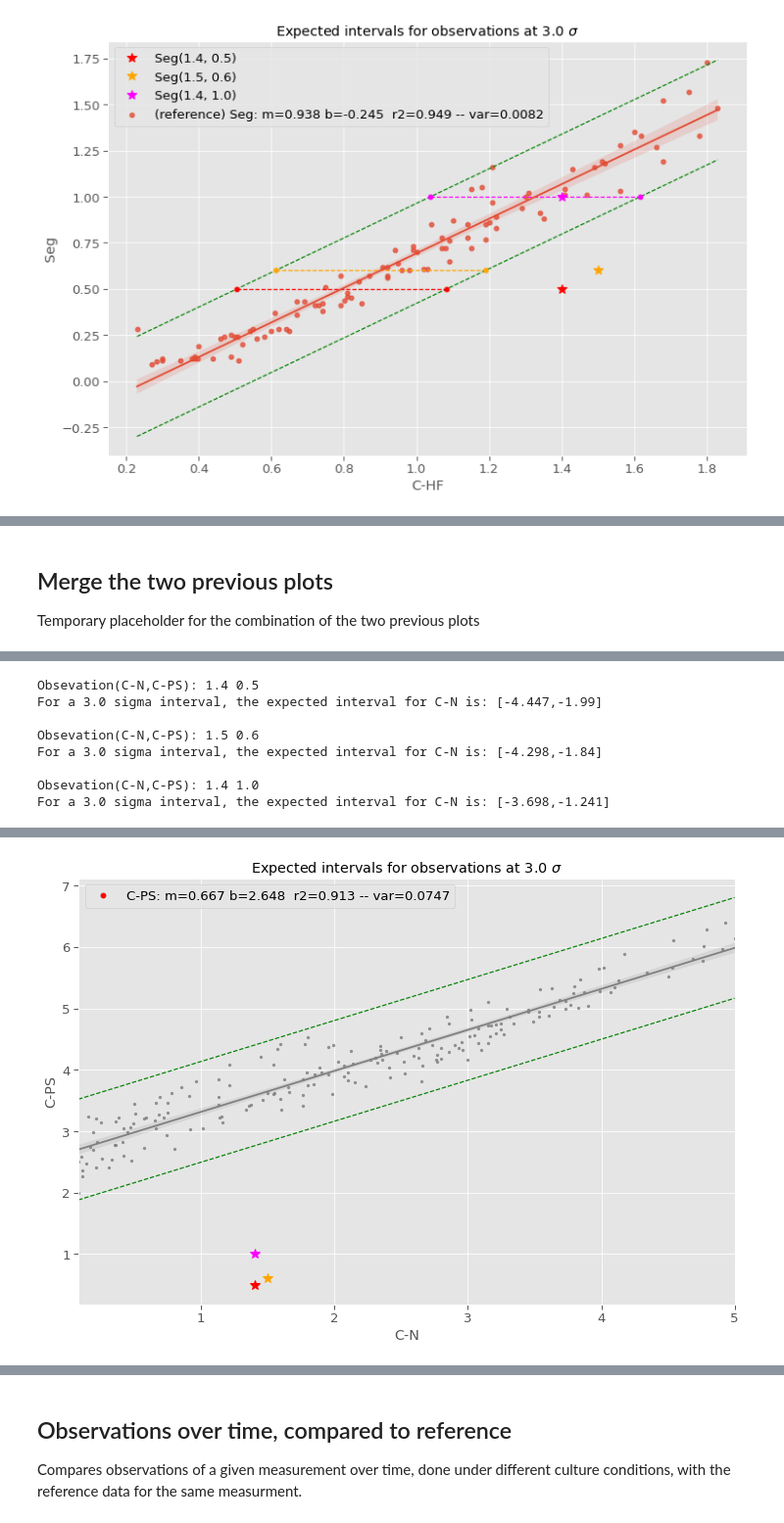
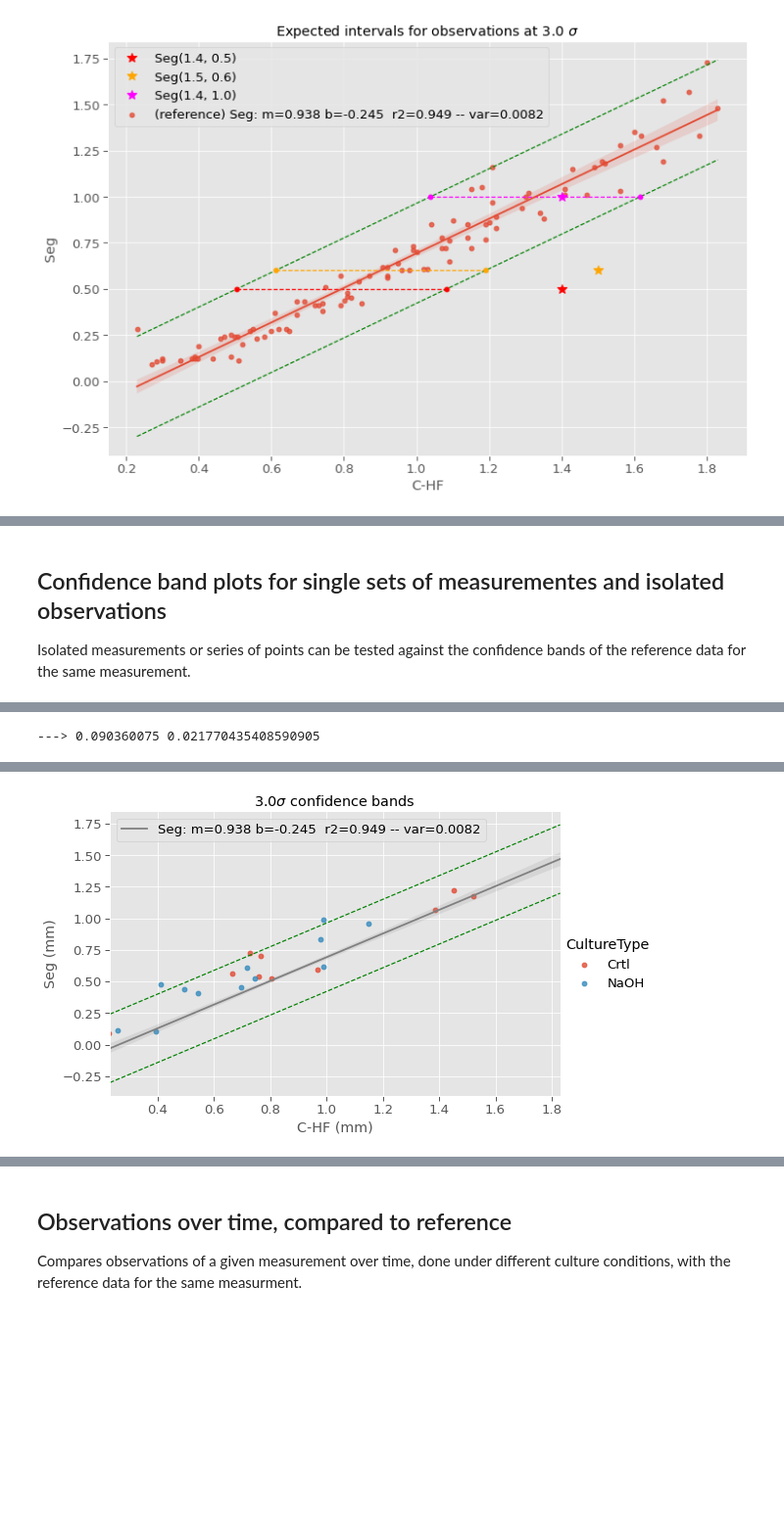
Before and after one commit to pjmartel/ChEEQ_tool, a Jupyter notebook: embryo_tool.ipynb, the cells around one changed output, grey strips where cells are left out. Shown at 98% size. Saved outputs shown, nothing was run; the diff lists cells and outputs as text; code cells hidden in the pictures; blank space fills up the shorter version.

```diff
--- a/embryo_tool.ipynb
+++ b/embryo_tool.ipynb
@@ -473,7 +455,7 @@ Linear regression plots of single measurements with confidence bands at a set nu
 x_measure = 'C-N' #@param ['C-N','C-HF', 'TimePoint']
 y_measure = 'C-PS' #@param ['C-pPL', 'C-PS', 'C-N', 'N-pPL', 'PS', 'PSM', 'C-Seg', 'Seg', 'C-HF']
 sigma = '3' #@param ['1', '2', '3', '4']
-color_by_embryo = "no" #@param ['no','yes']
+color_by_embryo = "yes" #@param ['no','yes']
 color_by_embryo = color_by_embryo == "yes"
 sigma = float(sigma) # confidence level
 
@@ -676,7 +626,7 @@ Single observations of a given measurement over different embryos are plotted ov
 # Menus
 color_by = "embryo" #@param ['embryo', 'culture type']
 #include_zero = include_zero == "Yes"
-x_meas = 'C-N' #@param ['C-N','C-HF', 'TimePoint']
+x_meas = 'TimePoint' #@param ['C-N','C-HF', 'TimePoint']
 y_meas= 'C-PS' #@param ['C-pPL', 'C-PS', 'C-N', 'N-pPL', 'PS', 'PSM', 'C-Seg', 'Seg', 'C-HF']
 sigma = '3' #@param ['1', '2', '3', '4']
 sigma = float(sigma)
@@ -752,15 +702,15 @@ _ = g.ax.legend(['_','_',label])
-# %% [markdown]
-## Merge the two previous plots
-Temporary placeholder for the combination of the two previous plots
+# %% [markdown]
+## Confidence band plots for single sets of measurementes and isolated observations
+Isolated measurements or series of points can be tested against the confidence bands of the reference data for the same measurement.
 # %%
 #@title  { run: "auto" }
 
 # Menus
-observation_type = "isolated" #@param ['isolated', 'single']
-color_by = "embryo" #@param ['embryo', 'culture type']
+observation_type = "single" #@param ['isolated', 'single']
+color_by = "culture type" #@param ['embryo', 'culture type']
 #include_zero = include_zero == "Yes"
-x_meas = 'C-N' #@param ['C-N','C-HF', 'TimePoint']
-y_meas= 'C-PS' #@param ['C-pPL', 'C-PS', 'C-N', 'N-pPL', 'PS', 'PSM', 'C-Seg', 'Seg', 'C-HF']
+x_meas = 'C-HF' #@param ['C-N','C-HF', 'TimePoint']
+y_meas= 'Seg' #@param ['C-pPL', 'C-PS', 'C-N', 'N-pPL', 'PS', 'PSM', 'C-Seg', 'Seg', 'C-HF']
 sigma = '3' #@param ['1', '2', '3', '4']
 sigma = float(sigma)
 time_displacement = "No" #@param ["Yes", "No"]
@@ -774,6 +724,8 @@ if color_by == "embryo":
 else:
   hue = "CultureType"
 
+data = data_ref.loc[:,'TimePoint':'C-HF']
+time = 'TimePoint'
 # Drop points with missing data
 temp_data = data[[x_meas,y_meas]].copy()
 temp_data.dropna(axis=0, how='any', inplace=True)
@@ -804,7 +756,16 @@ elif observation_type == "isolated":
     t = np.array(temp_data.iloc[:,2])
     mt, bt, rt, _, _ = linregress(t, x)
 
-
+  x = np.array(temp_data[x_meas])
+  y = np.array(temp_data[y_meas])
+  p = np.argsort(x)
+  x = x[p]
+  y = y[p]
+  m, b, r, _, _ = linregress(x, y)
+  # calc variance of data
+  y_hat = m * x + b
+  yy = y - y_hat
+  yy_var = yy.var(ddof=2)
   bmin = b-sigma*np.sqrt(yy_var)
   bmax = b+sigma*np.sqrt(yy_var)
 
@@ -842,11 +803,6 @@ elif observation_type == "isolated":
       #print(80*'*')
       print()
 
-
-
-
-
-
 else:
   raise "Unknown observation type. Exiting"
 
@@ -875,14 +831,14 @@ x = x[p]
 y = y[p]
 
 # Estimate linear regression paramenters
-m, b, r, _, _ = linregress(x, y)
+m, b, r, _, xx = linregress(x, y)
 
 # calc standard deviation of residuals
 y_hat = m * x + b
 yy = y - y_hat
 yy_var = yy.var(ddof=2)
 yy_std = np.sqrt(yy_var)
-
+print("--->", yy_std, xx)
 
 
 label = f"{y_meas}(reference): m={m:5.2f}  b={b:5.2f}  r2={r*r:5.2f}"
@@ -891,11 +847,13 @@ label = label + f" -- var={yy_var:6.4f}"
 # regression line
 
 sb.set_context("paper",font_scale=1.5)
-label, _, _, _, _ = regplot_with_bands(ax=ax, x_var=x_measure,
-                                       y_var=y_measure, limits=True,
+label, _, _, _, _ = regplot_with_bands(ax=ax, x_var=x_meas,
+                                       y_var=y_meas, limits=True,
                                        data=data_ref, sigma=sigma,
                                        scatter=scatter,color="gray",scatter_kws={'s':5})
-
+x_unit = " (hours)" if x_meas=="TimePoint" else " (mm)"
+ax.set_xlabel(ax.get_xlabel() + x_unit)
+ax.set_ylabel(ax.get_ylabel()+" (mm)")
 #_ = sb.regplot(x=x_meas, y=y_meas, data=data_ref,ax=g.ax,color='gray', scatter_kws={'s':5})
 
 _ = ax.legend(['_','_',label])
@@ -903,8 +862 @@ _ = ax.legend(['_','_',label])
-Obsevation(C-N,C-PS): 1.4 0.5
-For a 3.0 sigma interval, the expected interval for C-N is: [-4.447,-1.99]
-
-Obsevation(C-N,C-PS): 1.5 0.6
-For a 3.0 sigma interval, the expected interval for C-N is: [-4.298,-1.84]
-
-Obsevation(C-N,C-PS): 1.4 1.0
-For a 3.0 sigma interval, the expected interval for C-N is: [-3.698,-1.241]
+---> 0.090360075 0.021770435408590905
@@ -912 +863 @@ For a 3.0 sigma interval, the expected interval for C-N is: [-3.698,-1.241]
-[figure, old version]
+[figure, new version]
```
Also changed, not shown: parts of 15 cells of this notebook.
